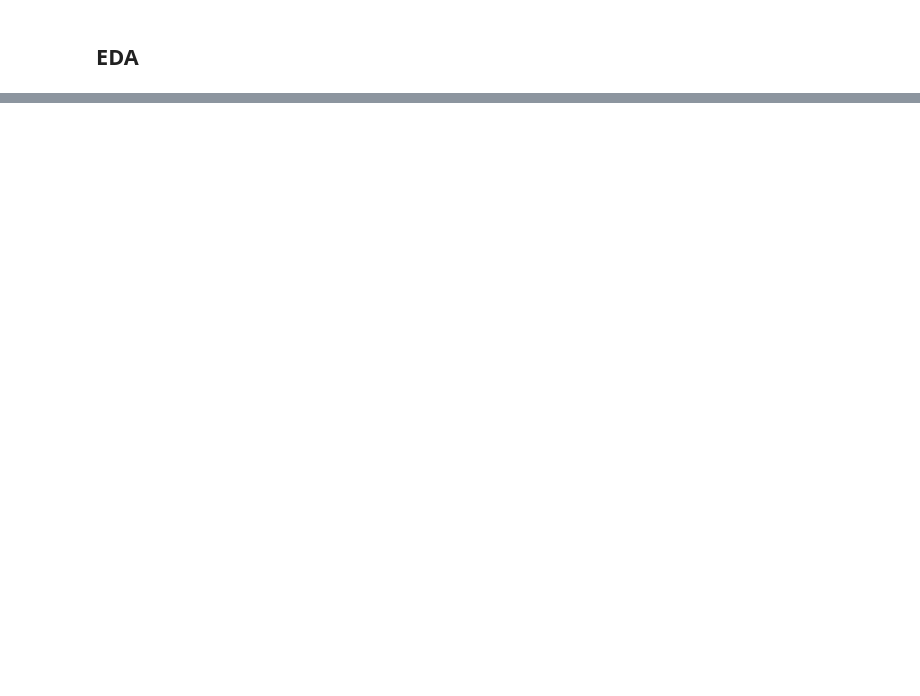
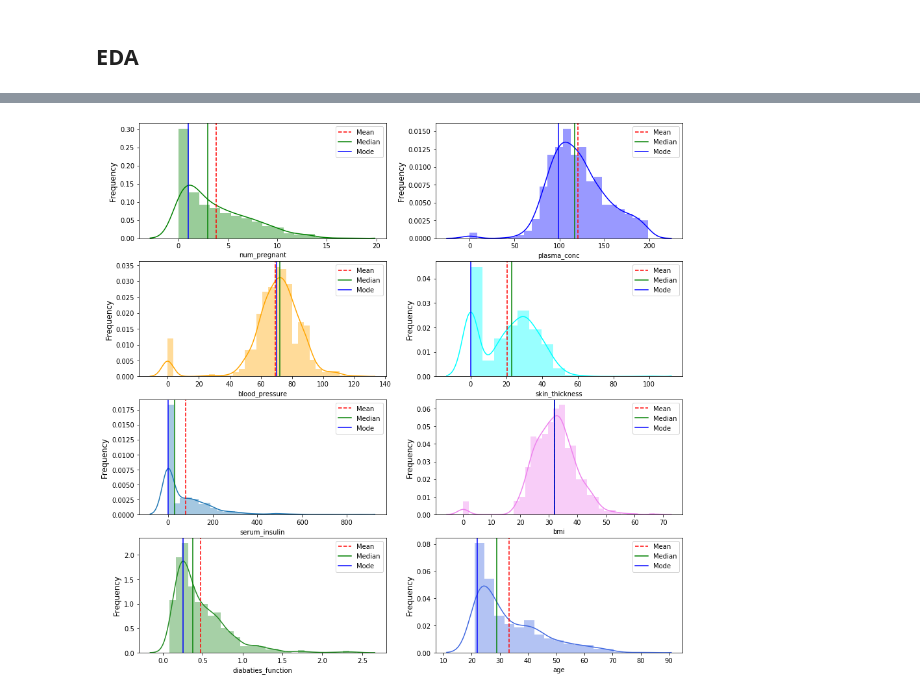
Before and after one commit to guptha23/machine_learning_assignment, a Jupyter notebook: Machine Learning Assignment.ipynb, the cells around one changed output, grey strips where cells are left out. Cells and saved outputs as stored; diff of their text form; code cells hidden in the pictures; blank space fills up the shorter version.

```diff
--- a/Machine Learning Assignment.ipynb
+++ b/Machine Learning Assignment.ipynb
@@ -126,0 +145,93 @@ plt.show()
+# %%
+plt.figure(figsize=(15,15))
+
+plt.subplot(4,2,1)
+sns.distplot(data['num_pregnant'], color='green')
+mean = data['num_pregnant'].mean()
+median = data['num_pregnant'].median()
+mode = data['num_pregnant'].mode()[0]
+plt.axvline(mean, color='r', linestyle='--')
+plt.axvline(median, color='g', linestyle='-')
+plt.axvline(mode, color='b', linestyle='-')
+plt.legend({'Mean':mean,'Median':median,'Mode':mode})
+plt.ylabel('Frequency', fontsize=12)
+
+plt.subplot(4,2,2)
+sns.distplot(data['plasma_conc'], color='blue')
+mean = data['plasma_conc'].mean()
+median = data['plasma_conc'].median()
+mode = data['plasma_conc'].mode()[0]
+plt.axvline(mean, color='r', linestyle='--')
+plt.axvline(median, color='g', linestyle='-')
+plt.axvline(mode, color='b', linestyle='-')
+plt.legend({'Mean':mean,'Median':median,'Mode':mode})
+plt.ylabel('Frequency', fontsize=12)
+
+plt.subplot(4,2,3)
+sns.distplot(data['blood_pressure'], color='orange')
+mean = data['blood_pressure'].mean()
+median = data['blood_pressure'].median()
+mode = data['blood_pressure'].mode()[0]
+plt.axvline(mean, color='r', linestyle='--')
+plt.axvline(median, color='g', linestyle='-')
+plt.axvline(mode, color='b', linestyle='-')
+plt.legend({'Mean':mean,'Median':median,'Mode':mode})
+plt.ylabel('Frequency', fontsize=12)
+
+plt.subplot(4,2,4)
+sns.distplot(data['skin_thickness'], color='cyan')
+mean = data['skin_thickness'].mean()
+median = data['skin_thickness'].median()
+mode = data['skin_thickness'].mode()[0]
+plt.axvline(mean, color='r', linestyle='--')
+plt.axvline(median, color='g', linestyle='-')
+plt.axvline(mode, color='b', linestyle='-')
+plt.legend({'Mean':mean,'Median':median,'Mode':mode})
+plt.ylabel('Frequency', fontsize=12)
+
+plt.subplot(4,2,5)
+sns.distplot(data['serum_insulin'])
+mean = data['serum_insulin'].mean()
+median = data['serum_insulin'].median()
+mode = data['serum_insulin'].mode()[0]
+plt.axvline(mean, color='r', linestyle='--')
+plt.axvline(median, color='g', linestyle='-')
+plt.axvline(mode, color='b', linestyle='-')
+plt.legend({'Mean':mean,'Median':median,'Mode':mode})
+plt.ylabel('Frequency', fontsize=12)
+
+plt.subplot(4,2,6)
+sns.distplot(data['bmi'], color='violet')
+mean = data['bmi'].mean()
+median = data['bmi'].median()
+mode = data['bmi'].mode()[0]
+plt.axvline(mean, color='r', linestyle='--')
+plt.axvline(median, color='g', linestyle='-')
+plt.axvline(mode, color='b', linestyle='-')
+plt.legend({'Mean':mean,'Median':median,'Mode':mode})
+plt.ylabel('Frequency', fontsize=12)
+
+plt.subplot(4,2,7)
+sns.distplot(data['diabaties_function'], color='forestgreen')
+mean = data['diabaties_function'].mean()
+median = data['diabaties_function'].median()
+mode = data['diabaties_function'].mode()[0]
+plt.axvline(mean, color='r', linestyle='--')
+plt.axvline(median, color='g', linestyle='-')
+plt.axvline(mode, color='b', linestyle='-')
+plt.legend({'Mean':mean,'Median':median,'Mode':mode})
+plt.ylabel('Frequency', fontsize=12)
+
+plt.subplot(4,2,8)
+sns.distplot(data['age'], color='royalblue')
+mean = data['age'].mean()
+median = data['age'].median()
+mode = data['age'].mode()[0]
+plt.axvline(mean, color='r', linestyle='--')
+plt.axvline(median, color='g', linestyle='-')
+plt.axvline(mode, color='b', linestyle='-')
+plt.legend({'Mean':mean,'Median':median,'Mode':mode})
+plt.ylabel('Frequency', fontsize=12)
+plt.show()
+# %% [output]
+[figure, added]
```
Also changed, not shown: parts of 36 cells of this notebook, 1 other file.
